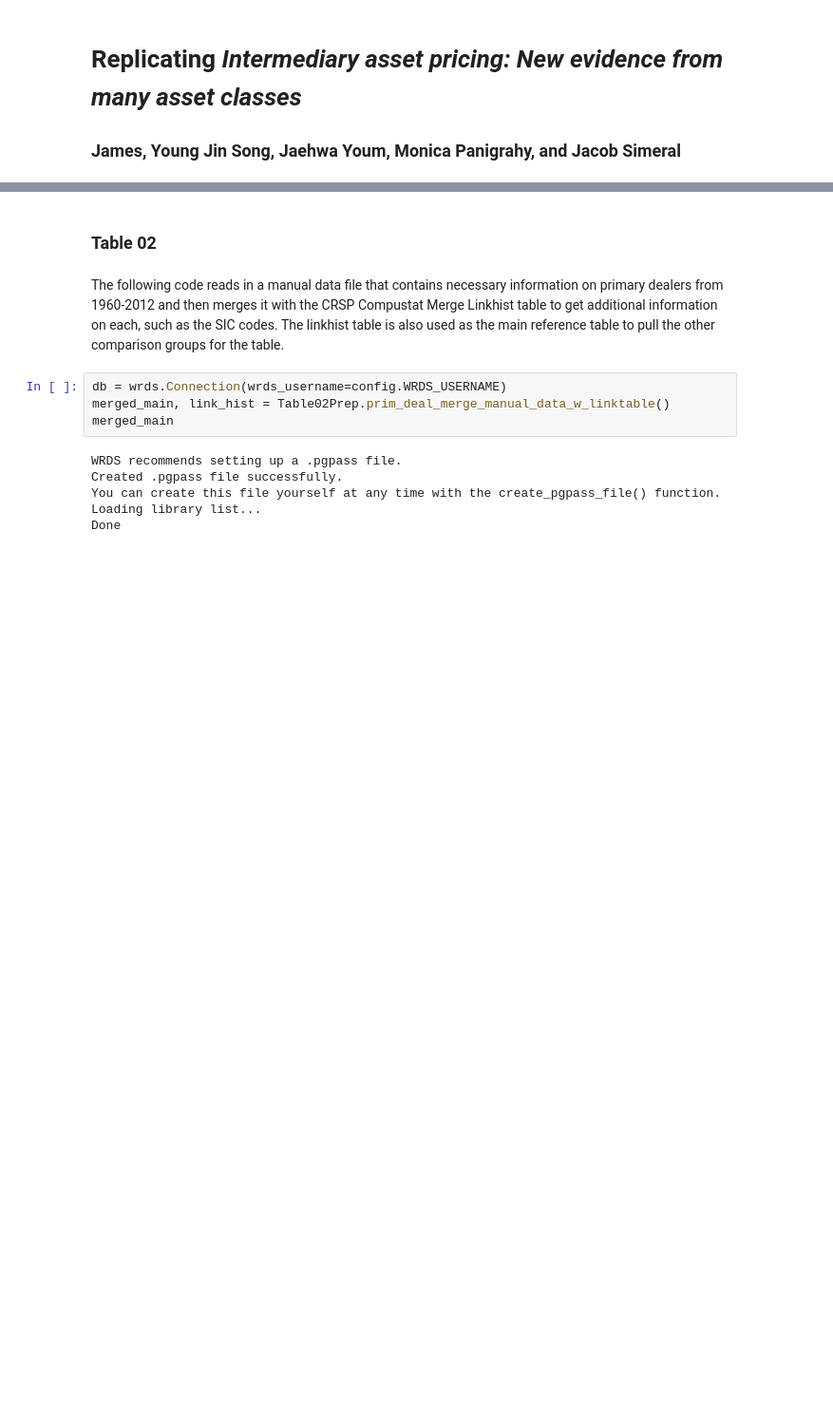
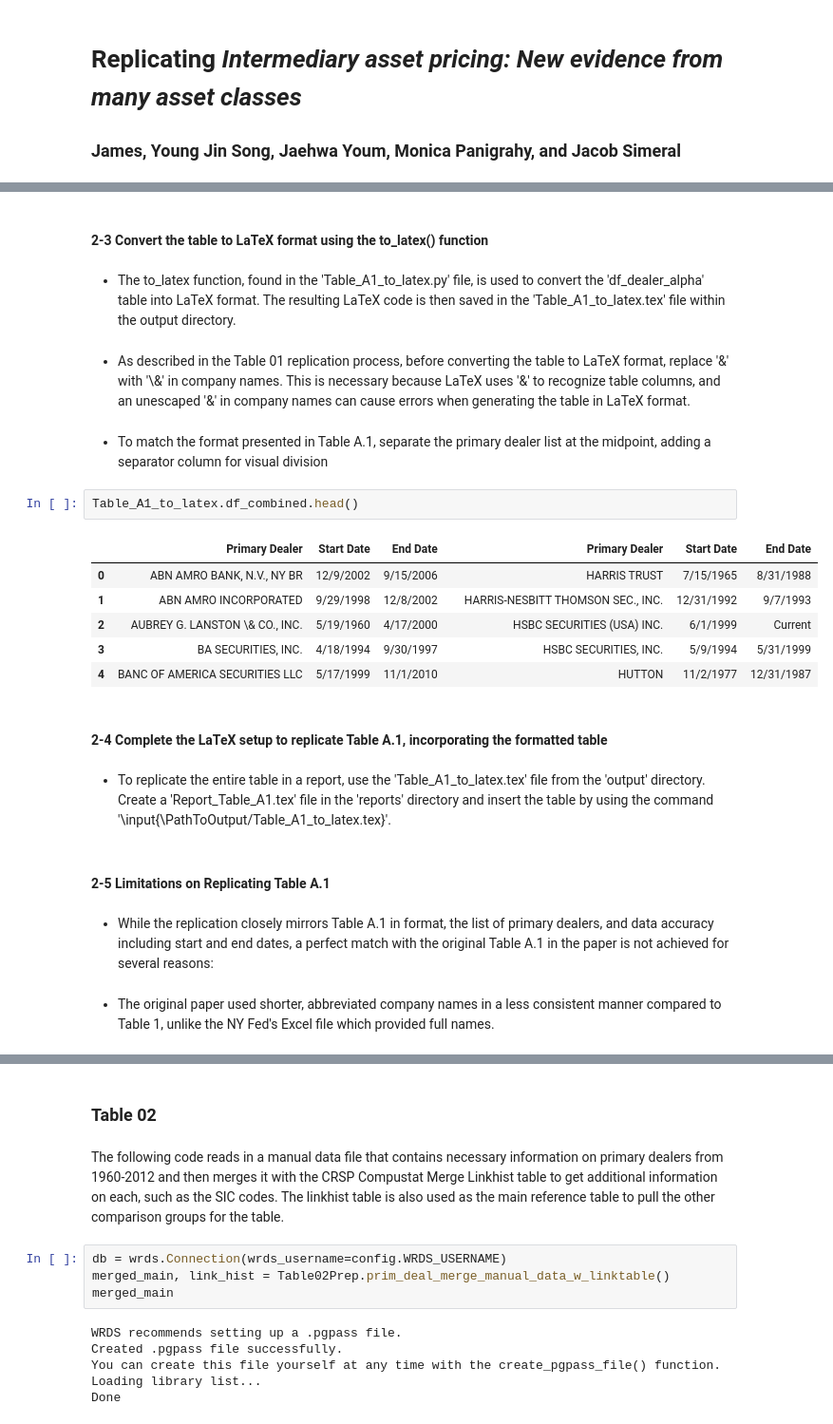
Before and after one commit to 1scarecrow1/intermediary-asset-pricing, a Jupyter notebook: src/Walkthrough.ipynb, the cells around one changed output, grey strips where cells are left out. Shown at 95% size. Drawn from its saved outputs; the diff is of its cells as text; blank space fills up the shorter version.

Commit message:
Table 1, A.1

```diff
--- a/src/Walkthrough.ipynb
+++ b/src/Walkthrough.ipynb
@@ -90,0 +117,27 @@ Table_01.merged_df_final.head()
+# %% [markdown]
+#### 2-3 Convert the table to LaTeX format using the to_latex() function
+# %% [markdown]
+* The to_latex function, found in the 'Table_A1_to_latex.py' file, is used to convert the 'df_dealer_alpha' table into LaTeX format. The resulting LaTeX code is then saved in the 'Table_A1_to_latex.tex' file within the output directory.
+# %% [markdown]
+* As described in the Table 01 replication process, before converting the table to LaTeX format, replace '&' with '\\&' in company names. This is necessary because LaTeX uses '&' to recognize table columns, and an unescaped '&' in company names can cause errors when generating the table in LaTeX format.
+# %% [markdown]
+* To match the format presented in Table A.1, separate the primary dealer list at the midpoint, adding a separator column for visual division
+# %%
+Table_A1_to_latex.df_combined.head()
+# %% [output]
+|  | Primary Dealer | Start Date | End Date |  | Primary Dealer | Start Date | End Date |
+| 0 | ABN AMRO BANK, N.V., NY BR | 12/9/2002 | 9/15/2006 |  | HARRIS TRUST | 7/15/1965 | 8/31/1988 |
+| 1 | ABN AMRO INCORPORATED | 9/29/1998 | 12/8/2002 |  | HARRIS-NESBITT THOMSON SEC., INC. | 12/31/1992 | 9/7/1993 |
+| 2 | AUBREY G. LANSTON \& CO., INC. | 5/19/1960 | 4/17/2000 |  | HSBC SECURITIES (USA) INC. | 6/1/1999 | Current |
+| 3 | BA SECURITIES, INC. | 4/18/1994 | 9/30/1997 |  | HSBC SECURITIES, INC. | 5/9/1994 | 5/31/1999 |
+| 4 | BANC OF AMERICA SECURITIES LLC | 5/17/1999 | 11/1/2010 |  | HUTTON | 11/2/1977 | 12/31/1987 |
+# %% [markdown]
+#### 2-4 Complete the LaTeX setup to replicate Table A.1, incorporating the formatted table
+# %% [markdown]
+* To replicate the entire table in a report, use the 'Table_A1_to_latex.tex' file from the 'output' directory. Create a 'Report_Table_A1.tex' file in the 'reports' directory and insert the table by using the command '\input{\PathToOutput/Table_A1_to_latex.tex}'.
+# %% [markdown]
+#### 2-5 Limitations on Replicating Table A.1
+# %% [markdown]
+* While the replication closely mirrors Table A.1 in format, the list of primary dealers, and data accuracy including start and end dates, a perfect match with the original Table A.1 in the paper is not achieved for several reasons:
+# %% [markdown]
+* The original paper used shorter, abbreviated company names in a less consistent manner compared to Table 1, unlike the NY Fed's Excel file which provided full names.
```
Also changed, not shown: parts of 54 cells of this notebook, 1 other file.
